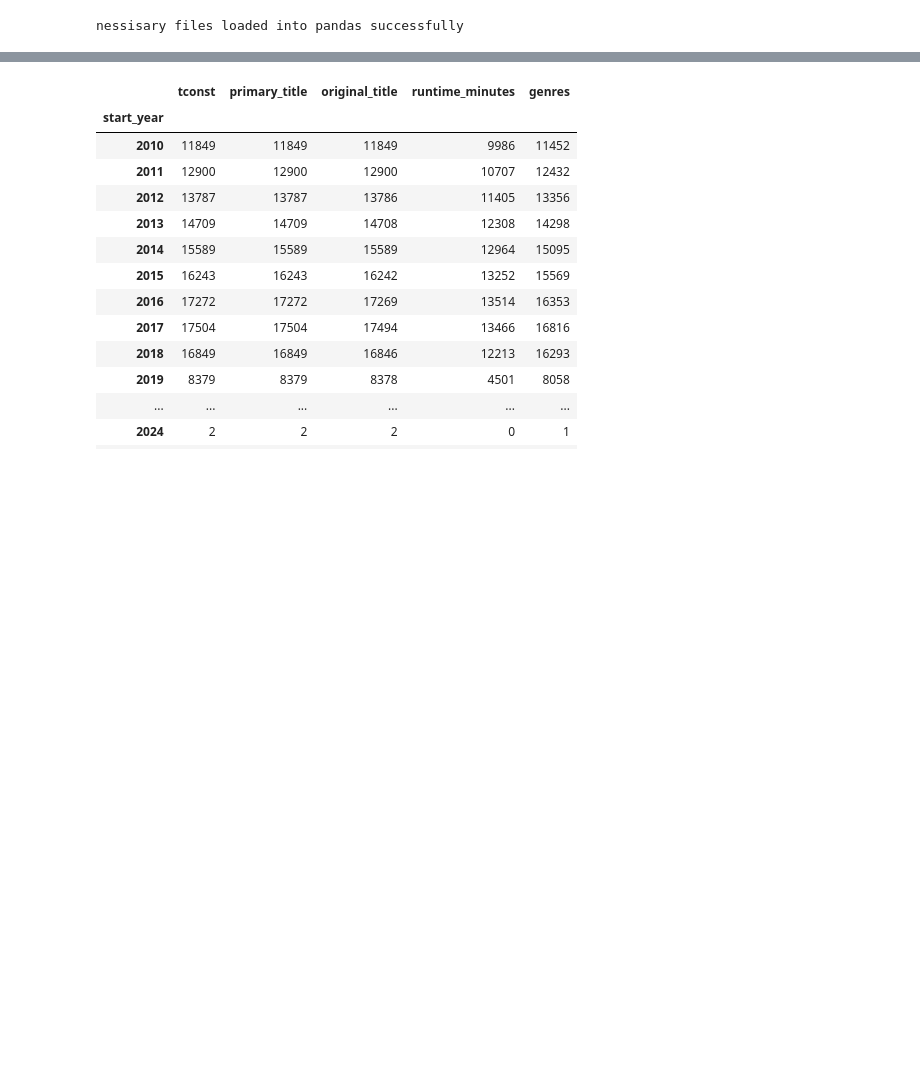
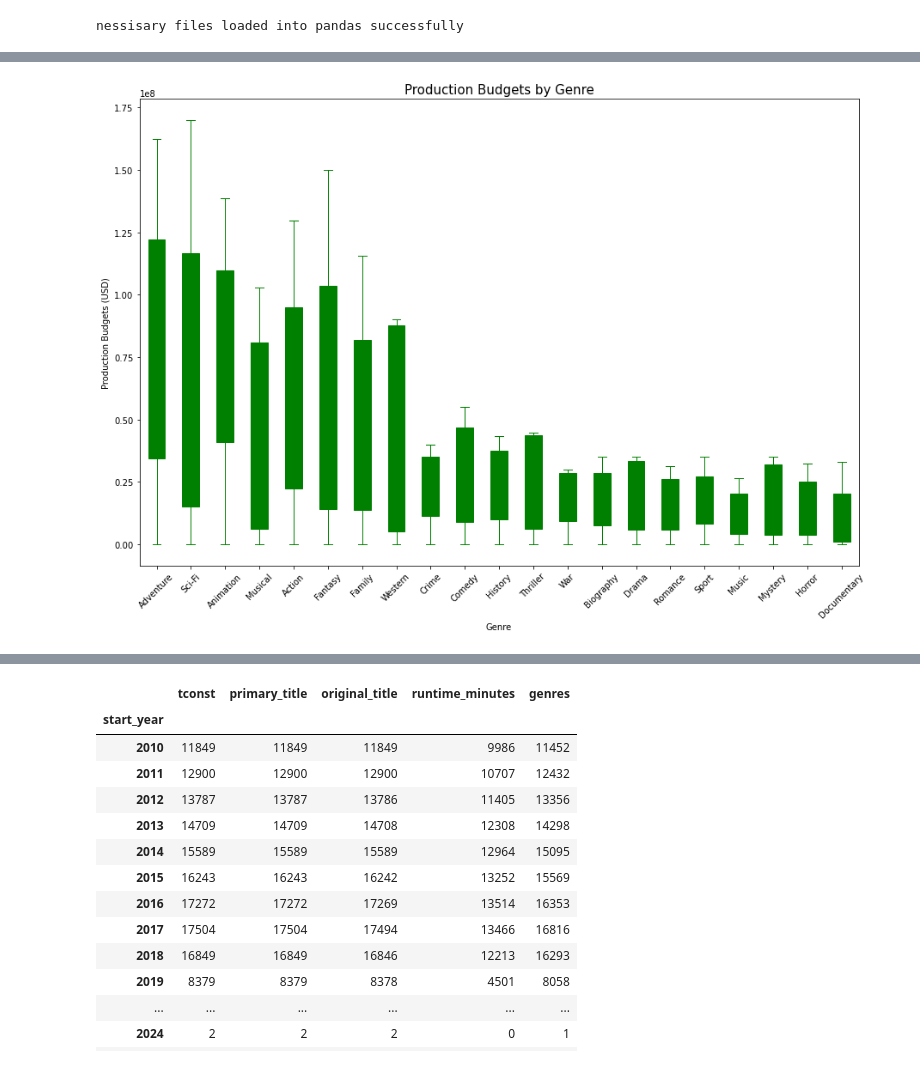
Before and after one commit to blackwoodbs/dsc-phase-1-project-v2-3, a Jupyter notebook: NormalizedROI_vs_Time_by_Genre.ipynb, the cells around one changed output, grey strips where cells are left out. Saved outputs shown, nothing was run; the diff lists cells and outputs as text; code cells hidden in the pictures; blank space fills up the shorter version.

Commit message:
3 visuals completed. Pushing for remote backup

```diff
--- a/NormalizedROI_vs_Time_by_Genre.ipynb
+++ b/NormalizedROI_vs_Time_by_Genre.ipynb
@@ -51,0 +162,20 @@ title_basics.head()
+# %%
+#EDA
+# movie_budgets_mod.groupby(by='Year').mean() # ['movie', 'production_budget', 'worldwide_gross', 'Year', 'ROI']
+
+movie_budgets_mod = movie_budgets_mod[movie_budgets_mod['worldwide_gross'] != 0] #367 entries with missing gross
+# print(movie_budgets_mod) #5781 entries total
+# %%
+#COMBINE DATASETS BASED ON TITLE AND YEAR
+
+#https://stackoverflow.com/questions/53549492/joining-two-pandas-dataframes-based-on-multiple-conditions
+added_roi_to_melt_df = movie_budgets_mod.merge(melted_df,
+                                               how='inner',
+                                               left_on=['movie', 'Year'],
+                                               right_on=['primary_title', 'start_year'])
+melt_pivot = added_roi_to_melt_df.pivot(index=['tconst', 'movie', 'Year'],
+                                        columns=['value'],
+                                        values='ROI')
+genre_roi_by_year = melt_pivot.groupby(by='Year',
+                                       axis=0).median()
+# genre_roi_by_year = melt_pivot[melt_pivot.groupby(by='Year', axis=0).count() > 80].groupby(by='Year', axis=0).median()
@@ -51,0 +198,31 @@ title_basics.head()
+# %%
+added_roi_to_melt_df
+#
+budget_pivot = added_roi_to_melt_df.pivot(index=['tconst', 'movie', 'Year'],
+                                          columns=['value'],
+                                          values='production_budget')
+# print(budget_pivot)
+# SORTING BY MEDIAN HIGH TO LOW
+median_budgets = budget_pivot.median()
+median_budgets.sort_values(ascending=False, inplace=True)
+budget_pivot = budget_pivot[median_budgets.index]
+# CREATING DETAILS FOR THE FIGURE
+budget_boxplot = budget_pivot.describe().boxplot(figsize=(15,10),
+                                                 rot=45,
+                                                 showfliers=False,
+                                                 color='green',
+                                                 patch_artist=True,
+                                                 grid=False)
+budget_boxplot.set_title('Production Budgets by Genre', fontsize=15)
+budget_boxplot.set_ylabel('Production Budgets (USD)')
+budget_boxplot.set_xlabel('Genre');
+
+#SPLIT THIS PLOT INTO 2
+    #ONE WHERE THE MEDIAN IS GREATER THAN 50,000,000
+    #TWO WHERE THE MEDIAN IS LESS THAN 50,000,000
+#CHANGE FORMAT OF THE BOXPLOT TO NOT DISPLAY MAX AND MIN AND ONLY SHOW THE IQR
+
+# median_roi_greater_than_one = genre_roi_by_year.median()[genre_roi_by_year.median() > 1]
+# median_roi_greater_than_one.sort_values(ascending=False)
+# %% [output]
+[figure, added]
```
Also changed, not shown: parts of 19 cells of this notebook.
